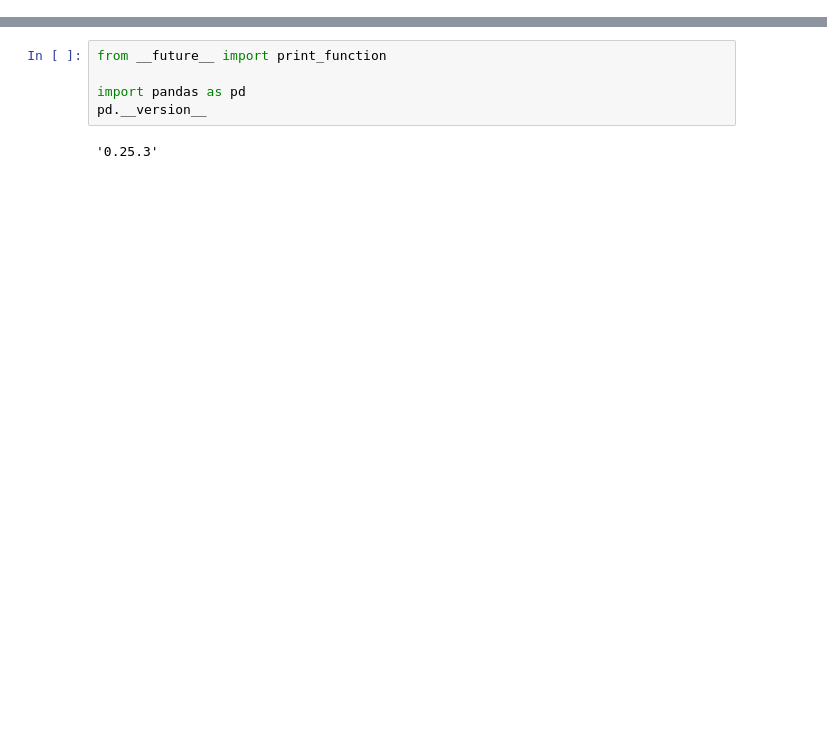
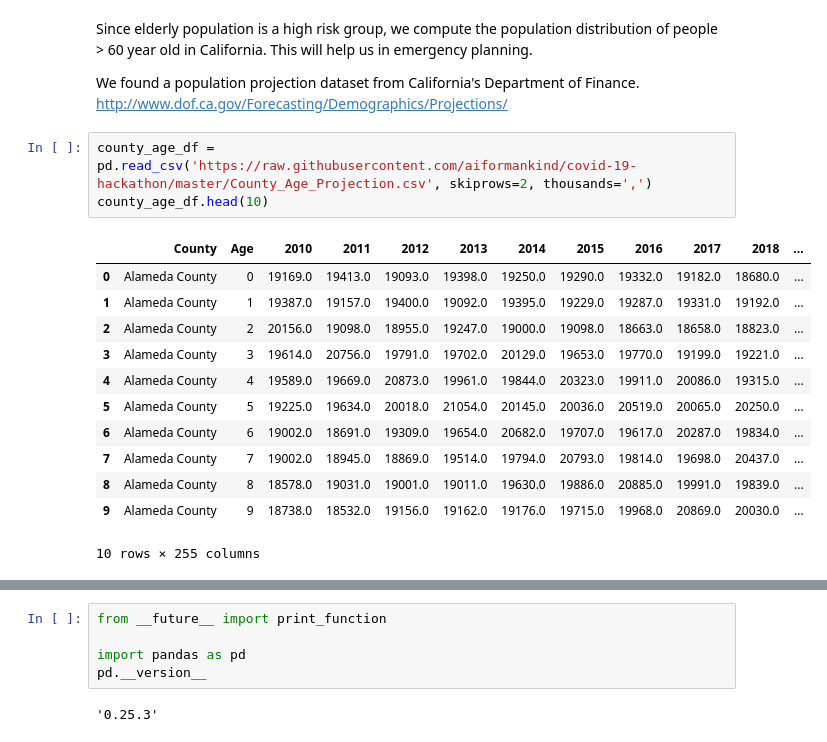
Before and after one commit to aiformankind/covid-19-hackathon, a Jupyter notebook: Covid_19_Data_Exploration.ipynb, the cells around one changed output, grey strips where cells are left out. Cells and saved outputs as stored; diff of their text form; blank space fills up the shorter version.

```diff
--- a/Covid_19_Data_Exploration.ipynb
+++ b/Covid_19_Data_Exploration.ipynb
@@ -2,0 +12,20 @@
+# %% [markdown]
+Since elderly population is a high risk group, we compute the population distribution of people > 60 year old in California. This will help us in emergency planning.
+
+We found a population projection dataset from California's Department of Finance. http://www.dof.ca.gov/Forecasting/Demographics/Projections/
+# %%
+county_age_df = pd.read_csv('https://raw.githubusercontent.com/aiformankind/covid-19-hackathon/master/County_Age_Projection.csv', skiprows=2, thousands=',')
+county_age_df.head(10)
+# %% [output]
+|  | County | Age | 2010 | 2011 | 2012 | 2013 | 2014 | 2015 | 2016 | 2017 | 2018 | ... |
+| 0 | Alameda County | 0 | 19169.0 | 19413.0 | 19093.0 | 19398.0 | 19250.0 | 19290.0 | 19332.0 | 19182.0 | 18680.0 | ... |
+| 1 | Alameda County | 1 | 19387.0 | 19157.0 | 19400.0 | 19092.0 | 19395.0 | 19229.0 | 19287.0 | 19331.0 | 19192.0 | ... |
+| 2 | Alameda County | 2 | 20156.0 | 19098.0 | 18955.0 | 19247.0 | 19000.0 | 19098.0 | 18663.0 | 18658.0 | 18823.0 | ... |
+| 3 | Alameda County | 3 | 19614.0 | 20756.0 | 19791.0 | 19702.0 | 20129.0 | 19653.0 | 19770.0 | 19199.0 | 19221.0 | ... |
+| 4 | Alameda County | 4 | 19589.0 | 19669.0 | 20873.0 | 19961.0 | 19844.0 | 20323.0 | 19911.0 | 20086.0 | 19315.0 | ... |
+| 5 | Alameda County | 5 | 19225.0 | 19634.0 | 20018.0 | 21054.0 | 20145.0 | 20036.0 | 20519.0 | 20065.0 | 20250.0 | ... |
+| 6 | Alameda County | 6 | 19002.0 | 18691.0 | 19309.0 | 19654.0 | 20682.0 | 19707.0 | 19617.0 | 20287.0 | 19834.0 | ... |
+| 7 | Alameda County | 7 | 19002.0 | 18945.0 | 18869.0 | 19514.0 | 19794.0 | 20793.0 | 19814.0 | 19698.0 | 20437.0 | ... |
+| 8 | Alameda County | 8 | 18578.0 | 19031.0 | 19001.0 | 19011.0 | 19630.0 | 19886.0 | 20885.0 | 19991.0 | 19839.0 | ... |
+| 9 | Alameda County | 9 | 18738.0 | 18532.0 | 19156.0 | 19162.0 | 19176.0 | 19715.0 | 19968.0 | 20869.0 | 20030.0 | ... |
+10 rows × 255 columns
```
Also changed, not shown: parts of 25 cells of this notebook.
